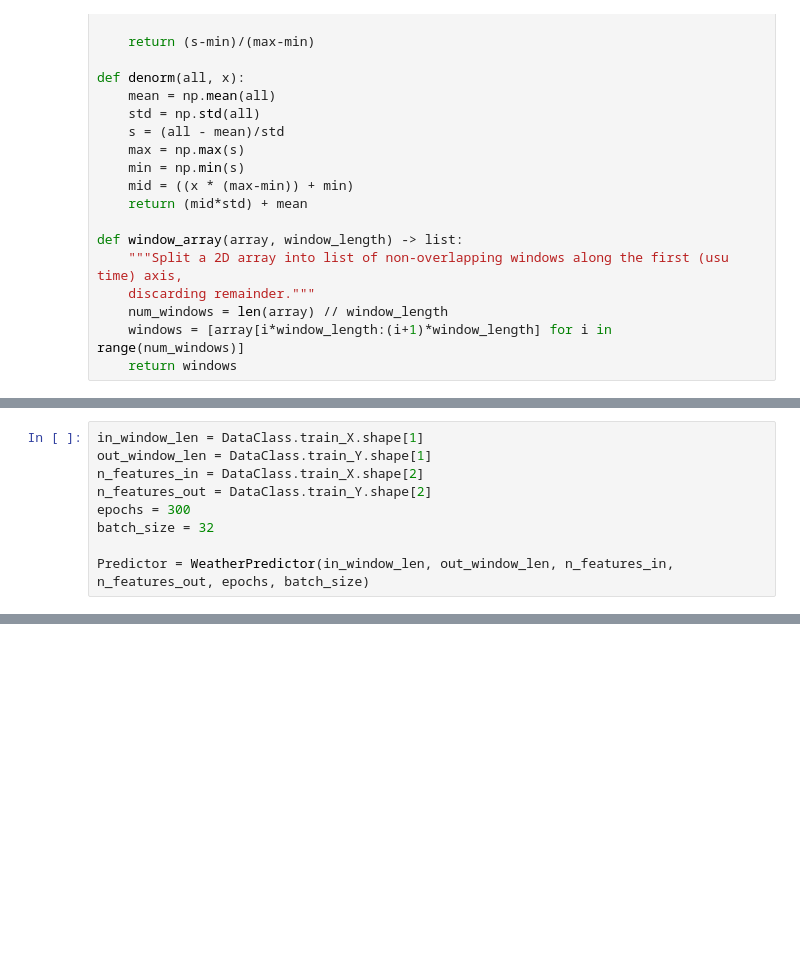
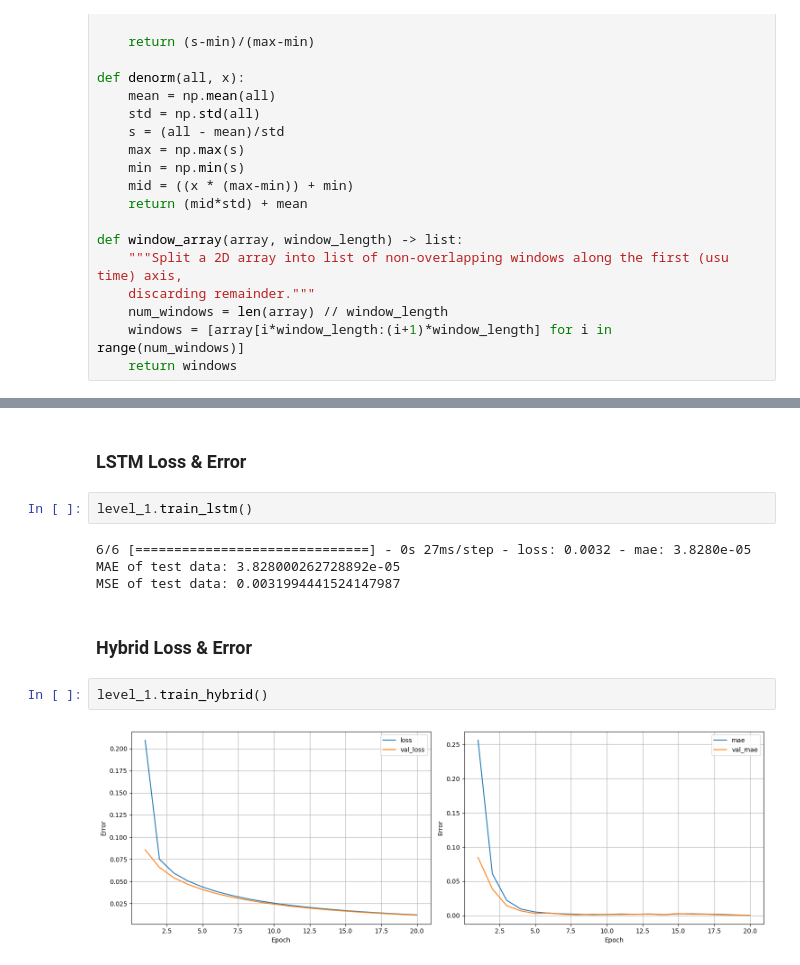
Before and after one commit to davidspector67/weather_predictor, a Jupyter notebook: project_lstm.ipynb, the cells around one changed output, grey strips where cells are left out. Saved outputs shown, nothing was run; the diff lists cells and outputs as text; blank space fills up the shorter version.

Commit message:
levels start

```diff
--- a/project_lstm.ipynb
+++ b/project_lstm.ipynb
@@ -576,9 +277,0 @@ print(DataClass.full_train_Y.shape)
-# %%
-in_window_len = DataClass.train_X.shape[1]
-out_window_len = DataClass.train_Y.shape[1]
-n_features_in = DataClass.train_X.shape[2]
-n_features_out = DataClass.train_Y.shape[2]
-epochs = 300
-batch_size = 32
-
-Predictor = WeatherPredictor(in_window_len, out_window_len, n_features_in, n_features_out, epochs, batch_size)
@@ -645,0 +707,14 @@ LinearPredictor.plot_predictions_at_random_point(DataClass.test_X, DataClass.tes
+# %% [markdown]
+### LSTM Loss & Error
+# %%
+level_1.train_lstm()
+# %% [output]
+6/6 [==============================] - 0s 27ms/step - loss: 0.0032 - mae: 3.8280e-05
+MAE of test data: 3.828000262728892e-05
+MSE of test data: 0.0031994441524147987
+# %% [markdown]
+### Hybrid Loss & Error
+# %%
+level_1.train_hybrid()
+# %% [output]
+[figure, added]
```
Also changed, not shown: parts of 88 cells of this notebook.
